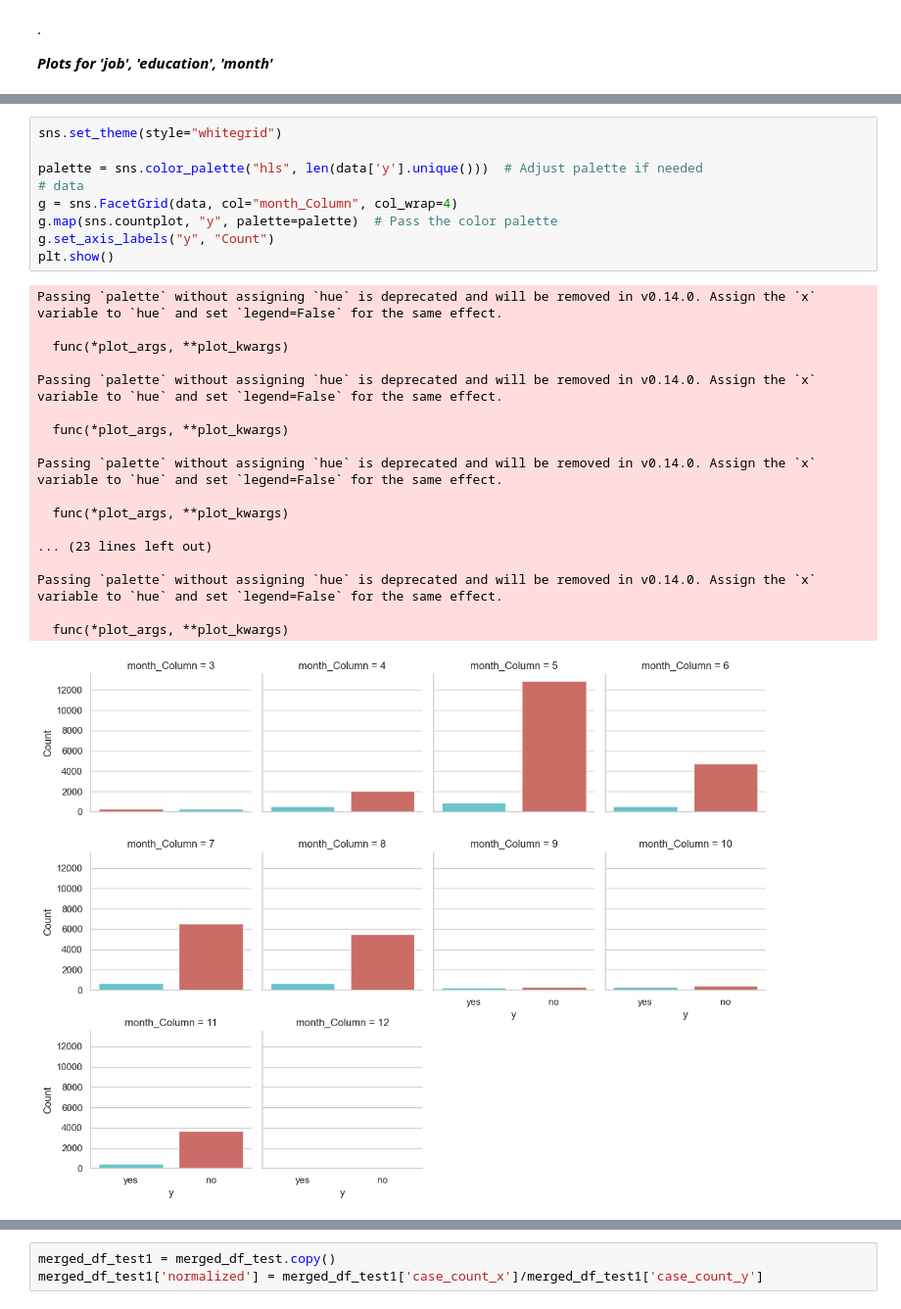
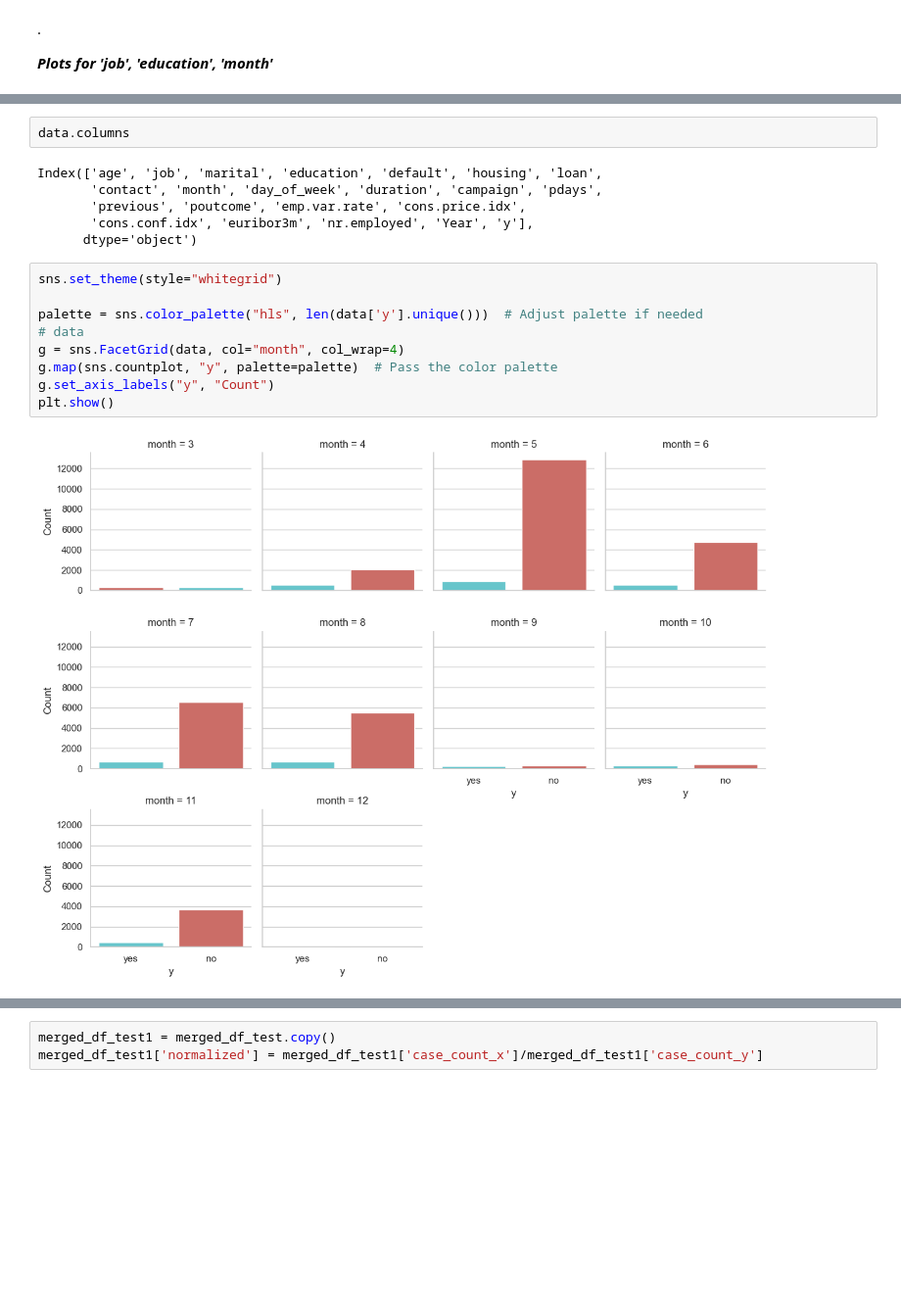
Before and after one commit to PostaElio/ICARO-Data-Science-Projects, a Jupyter notebook: Sprint_1/Sprint_1.ipynb, the cells around one changed output, grey strips where cells are left out. Shown at 98% size. Drawn from its saved outputs; the diff is of its cells as text; blank space fills up the shorter version.

```diff
--- a/Sprint_1/Sprint_1.ipynb
+++ b/Sprint_1/Sprint_1.ipynb
@@ -393,30 +362,21 @@ Passing `palette` without assigning `hue` is deprecated and will be removed in v
 [figure]
+# %%
+data.columns
+# %% [output]
+Index(['age', 'job', 'marital', 'education', 'default', 'housing', 'loan',
+       'contact', 'month', 'day_of_week', 'duration', 'campaign', 'pdays',
+       'previous', 'poutcome', 'emp.var.rate', 'cons.price.idx',
+       'cons.conf.idx', 'euribor3m', 'nr.employed', 'Year', 'y'],
+      dtype='object')
 # %%
 sns.set_theme(style="whitegrid")
 
 palette = sns.color_palette("hls", len(data['y'].unique()))  # Adjust palette if needed
 # data
-g = sns.FacetGrid(data, col="month_Column", col_wrap=4)
+g = sns.FacetGrid(data, col="month", col_wrap=4)
 g.map(sns.countplot, "y", palette=palette)  # Pass the color palette
 g.set_axis_labels("y", "Count")
 plt.show()
 # %% [output]
-Passing `palette` without assigning `hue` is deprecated and will be removed in v0.14.0. Assign the `x` variable to `hue` and set `legend=False` for the same effect.
-
-  func(*plot_args, **plot_kwargs)
-
-Passing `palette` without assigning `hue` is deprecated and will be removed in v0.14.0. Assign the `x` variable to `hue` and set `legend=False` for the same effect.
-
-  func(*plot_args, **plot_kwargs)
-
-Passing `palette` without assigning `hue` is deprecated and will be removed in v0.14.0. Assign the `x` variable to `hue` and set `legend=False` for the same effect.
-
-  func(*plot_args, **plot_kwargs)
-
-... (23 lines left out)
-
-Passing `palette` without assigning `hue` is deprecated and will be removed in v0.14.0. Assign the `x` variable to `hue` and set `legend=False` for the same effect.
-
-  func(*plot_args, **plot_kwargs)
-[figure, old version]
+[figure, new version]
 # %%
```
Also changed, not shown: parts of 21 cells of this notebook.
